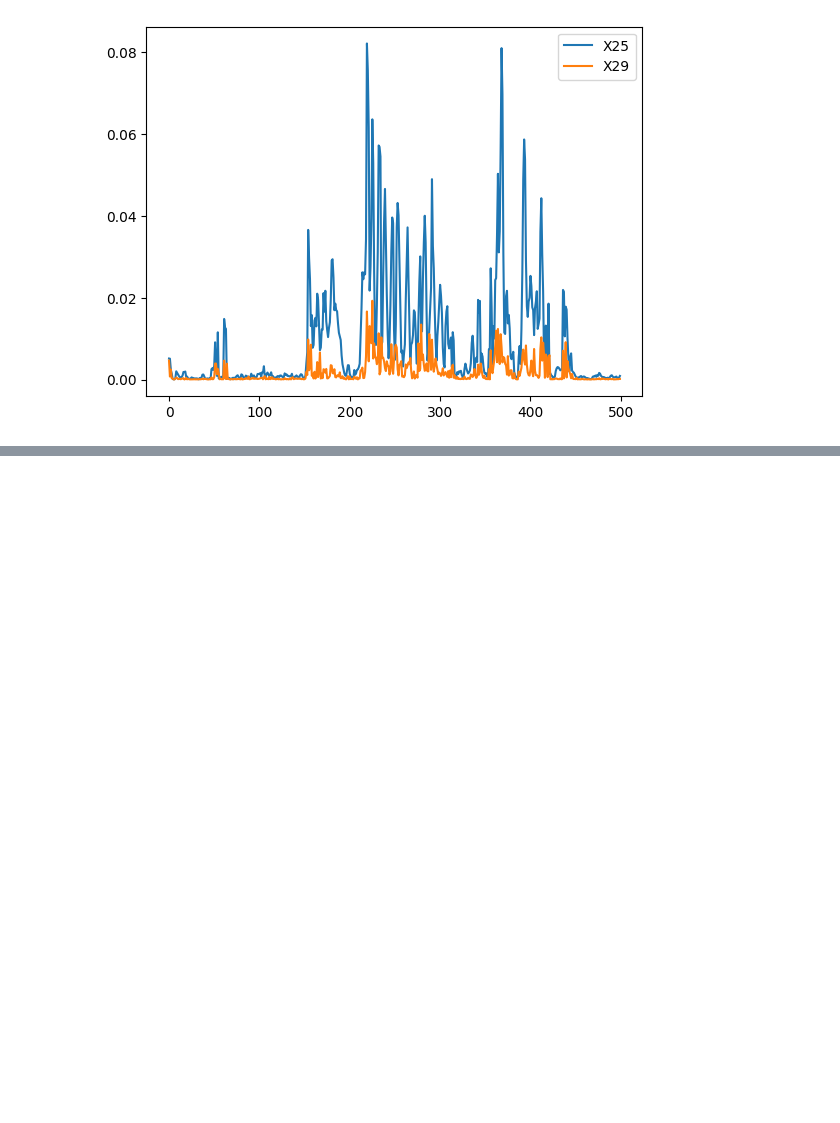
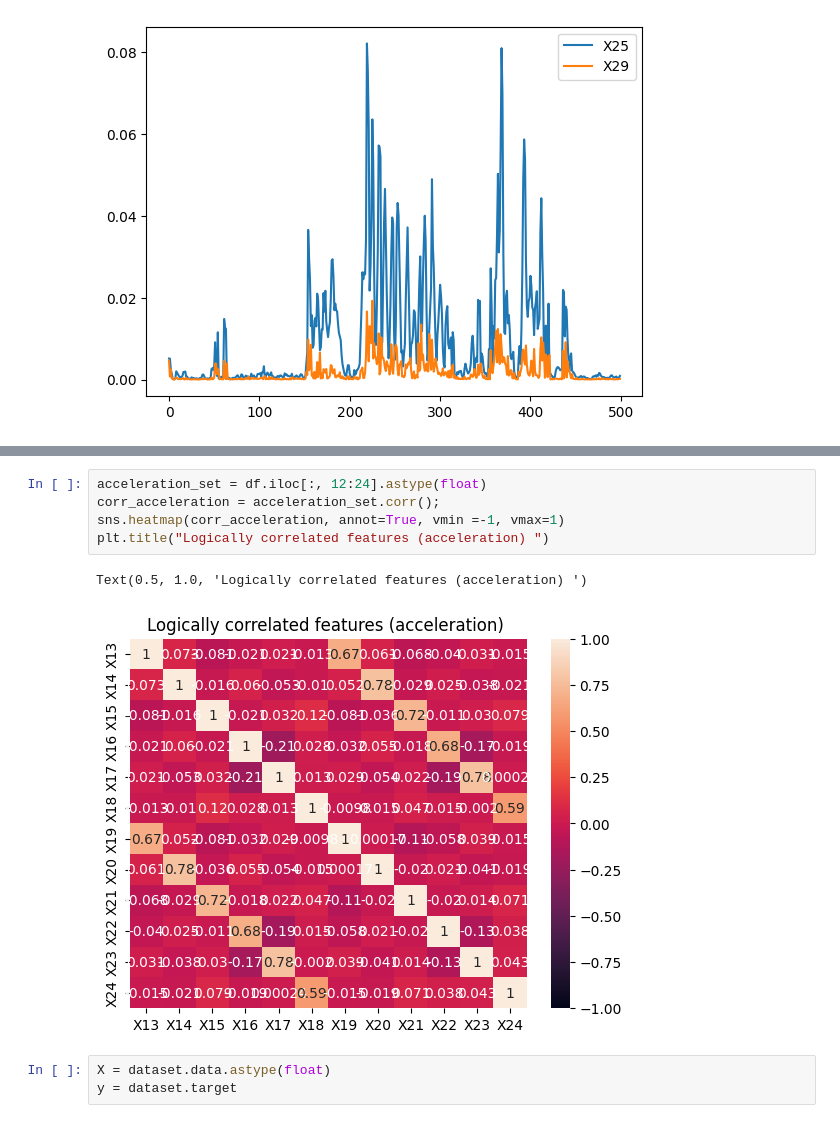
Before and after one commit to 4yala/NotebooksML, a Jupyter notebook: HandGesture.ipynb, the cells around one changed output, grey strips where cells are left out. Saved outputs shown, nothing was run; the diff lists cells and outputs as text; blank space fills up the shorter version.

```diff
--- a/HandGesture.ipynb
+++ b/HandGesture.ipynb
@@ -64,0 +84,11 @@ plt.legend()
+# %%
+acceleration_set = df.iloc[:, 12:24].astype(float)
+corr_acceleration = acceleration_set.corr();
+sns.heatmap(corr_acceleration, annot=True, vmin =-1, vmax=1)
+plt.title("Logically correlated features (acceleration) ")
+# %% [output]
+Text(0.5, 1.0, 'Logically correlated features (acceleration) ')
+[figure, added]
+# %%
+X = dataset.data.astype(float)
+y = dataset.target
```
Also changed, not shown: parts of 18 cells of this notebook.
